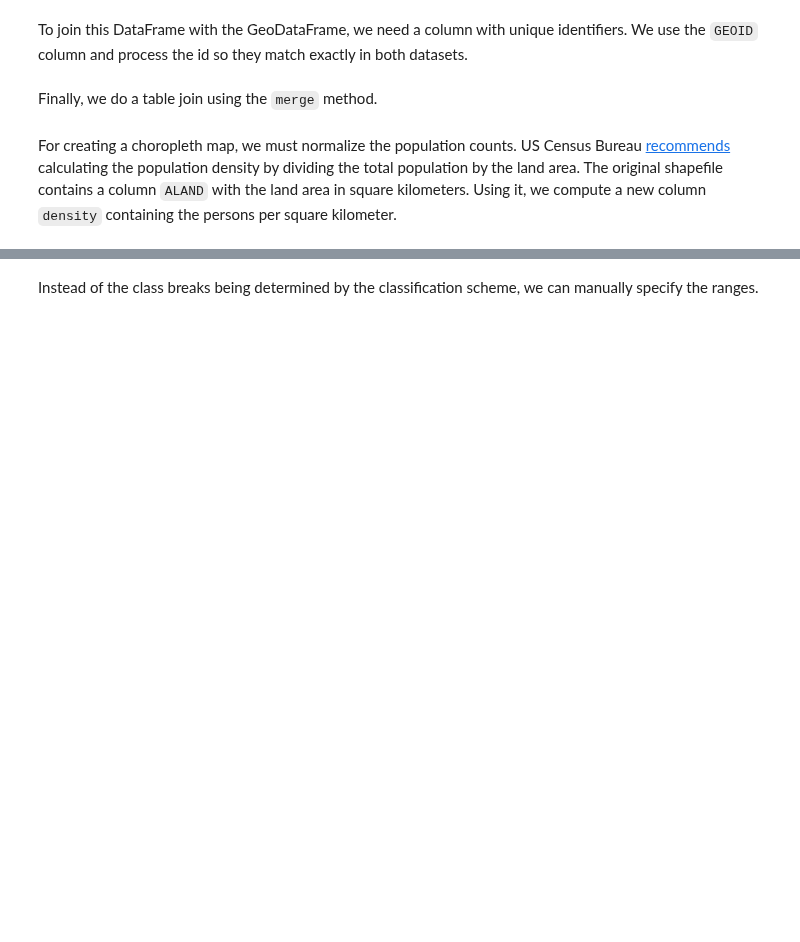
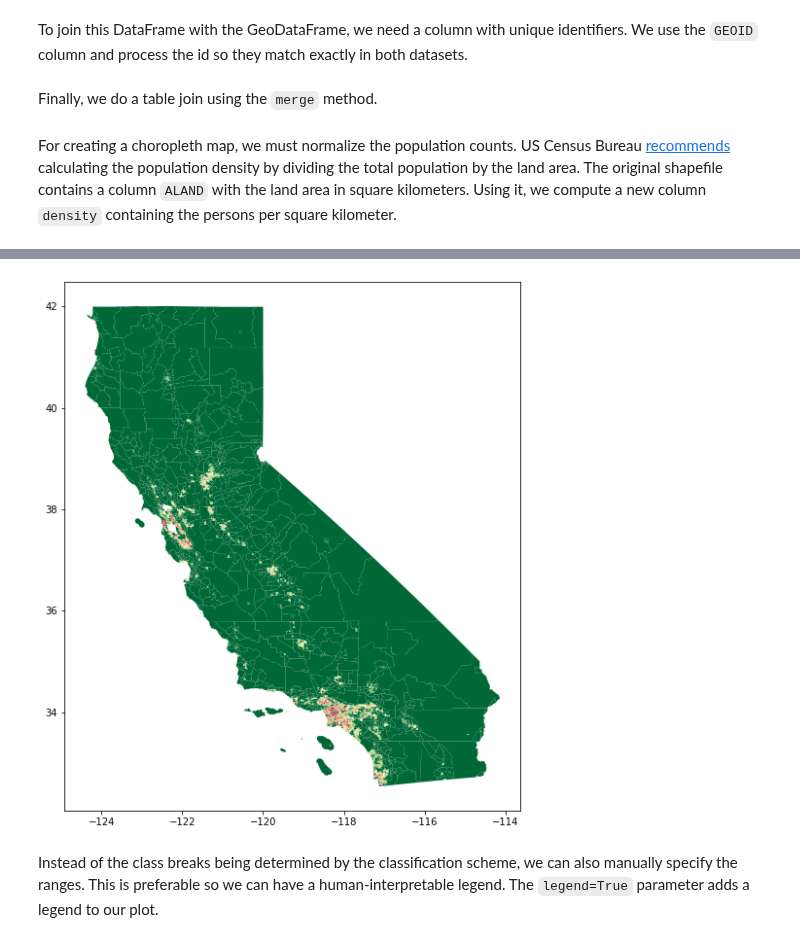
Before and after one commit to spatialthoughts/courses, a Jupyter notebook: code/python_dataviz/03_creating_maps.ipynb, the cells around one changed output, grey strips where cells are left out. Saved outputs shown, nothing was run; the diff lists cells and outputs as text; code cells hidden in the pictures; blank space fills up the shorter version.

```diff
--- a/code/python_dataviz/03_creating_maps.ipynb
+++ b/code/python_dataviz/03_creating_maps.ipynb
@@ -68,11 +119,12 @@ plt.show()
 # %%
 fig, ax = plt.subplots(1, 1)
 fig.set_size_inches(10,10)
-gdf.plot(ax=ax, column='density', cmap='RdYlGn_r', scheme='quantiles', k=10, legend=True)
-ax.set_axis_off()
+gdf.plot(ax=ax, column='density', cmap='RdYlGn_r', scheme='quantiles')
 plt.show()
+# %% [output]
+[figure, added]
 # %% [markdown]
-Instead of the class breaks being determined by the classification scheme, we can manually specify the ranges.
+Instead of the class breaks being determined by the classification scheme, we can also manually specify the ranges. This is preferable so we can have a human-interpretable legend. The `legend=True` parameter adds a legend to our plot.
 # %%
 fig, ax = plt.subplots(1, 1)
 fig.set_size_inches(10,10)
```
Also changed, not shown: parts of 28 cells of this notebook.
